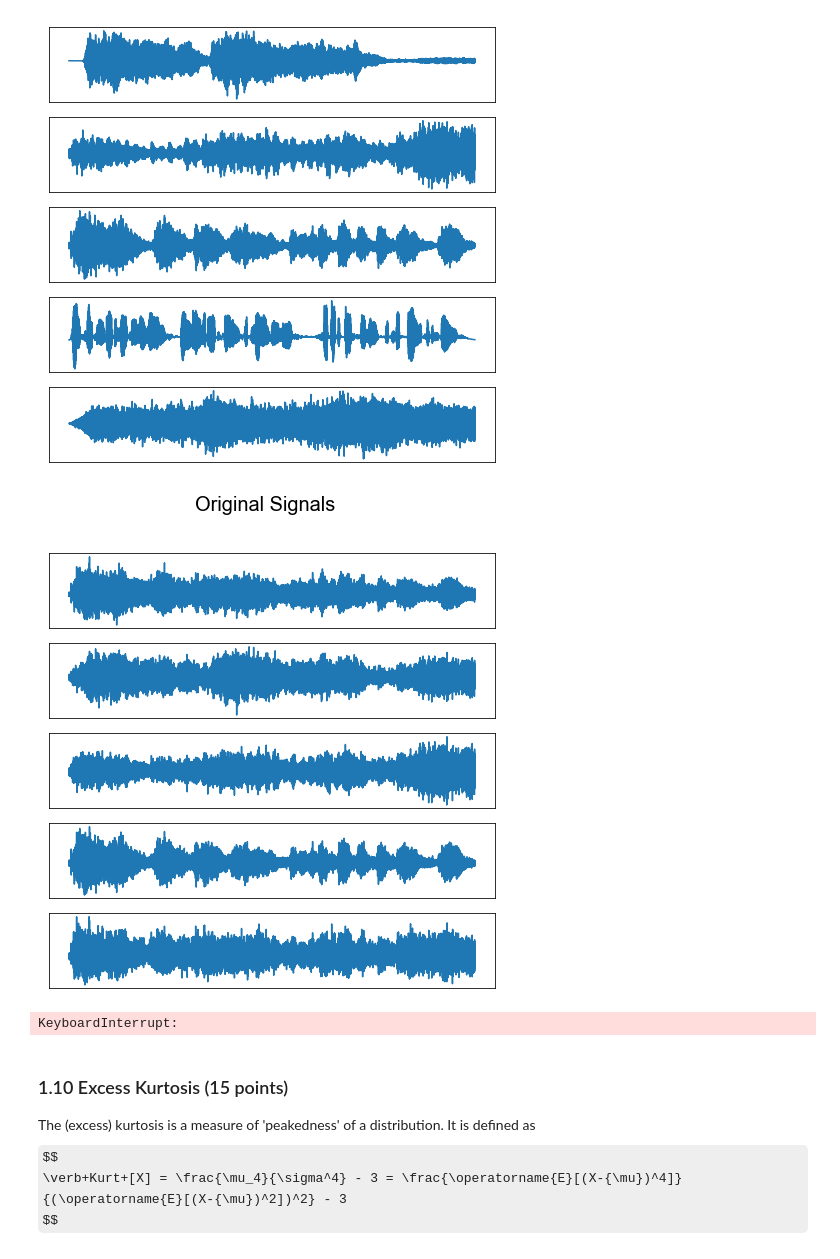
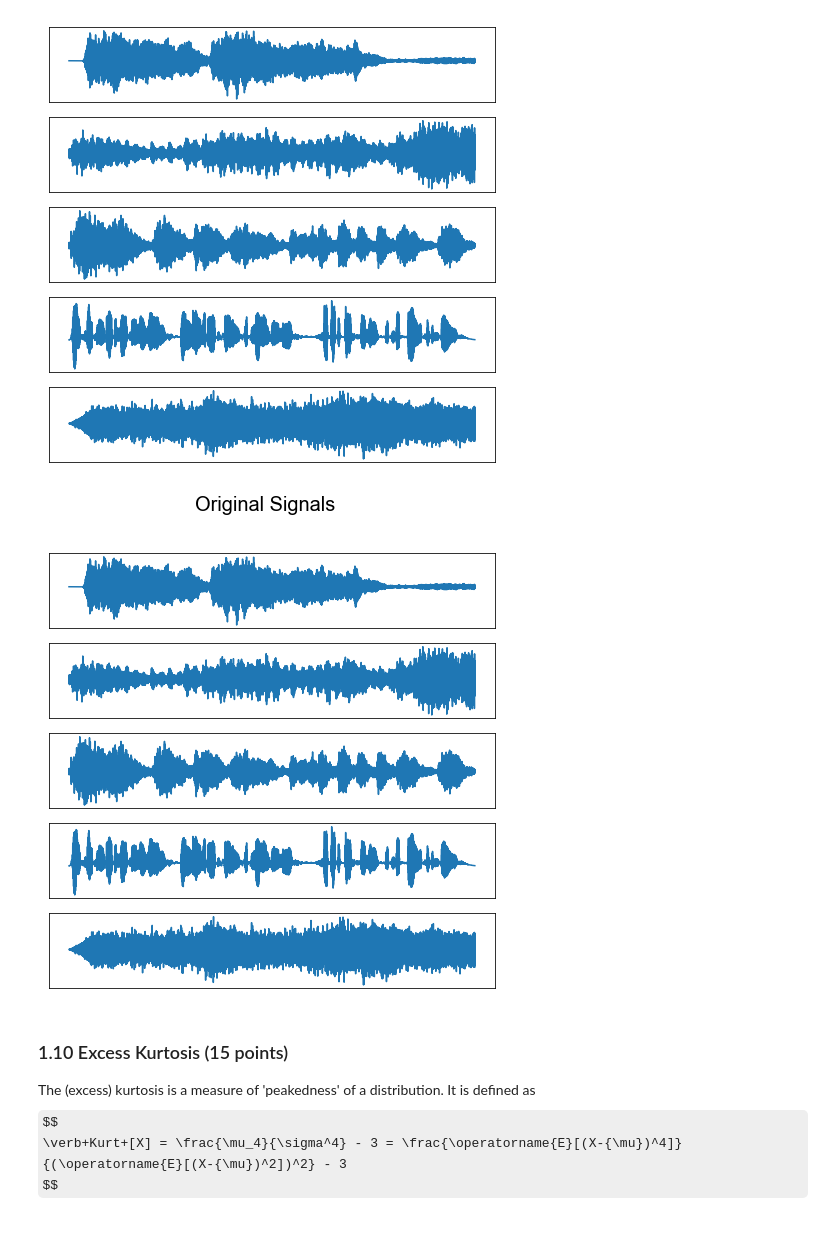
Before and after one commit to danakianfar/machine_learning_2_labs, a Jupyter notebook: lab1/lab1.ipynb, the cells around one changed output. Cells and saved outputs as stored; diff of their text form; code cells hidden in the pictures; some formulas as TeX source.

```diff
--- a/lab1/lab1.ipynb
+++ b/lab1/lab1.ipynb
@@ -405,36 +405,44 @@ X_audio_w = whiten(X_audio)
 # %% [output]
 [figure]
 # %%
+%%prun
+
 ### 1.9 Audio demixing
 plot_signals(S_audio, 'Original Signals')
 plt.show()
 
 # Parameters
 epochs = 1000
 eta = 1e-2
 data = X_audio_w
-num_activations = len(activation_fx_names)
+
+activations = [lambda x: - np.tanh(x),
+                lambda x: -x + np.tanh(x),
+                lambda x: -x**3,
+                lambda x: -6*x/(x**2+5)
+              ]
+num_activations = len(activations)
+
 
 W_audio_ls = []
 
-for i in range(1):
+for i in range(num_activations):
     activation_fn = lambda x: activation(x,i)
     W, errors = ICA(data, activation_fn, eta, S_audio, epochs, verbose = True)
     W_audio_ls.append(W)
 
     # Plotting
     plot_signals(W.dot(X_audio_w) , activation_fx_names[i])
 
     eps, errs = zip(*errors)
     plt.plot(eps, errs, 'r-X')
     plt.title(activation_fx_names[i])
     plt.ylabel('Reconstruction Error')
     plt.xlabel('Epochs')
 
 plt.show()
 # %% [output]
-[figure, old version]
+[figure, new version]
-KeyboardInterrupt:
 # %%
 sample_rate = 22050
 for i,W in enumerate(W_audio_ls):
```
Also changed, not shown: parts of 5 cells of this notebook.
